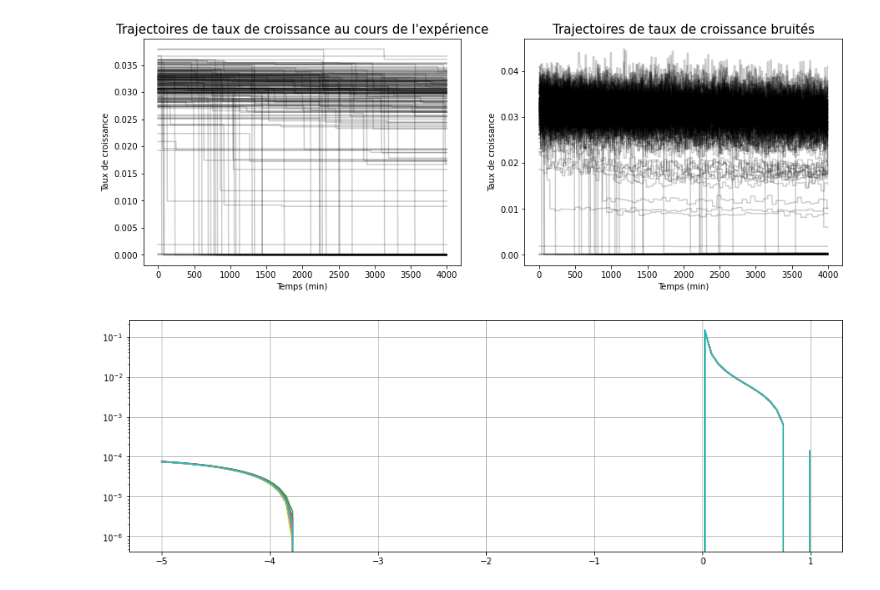
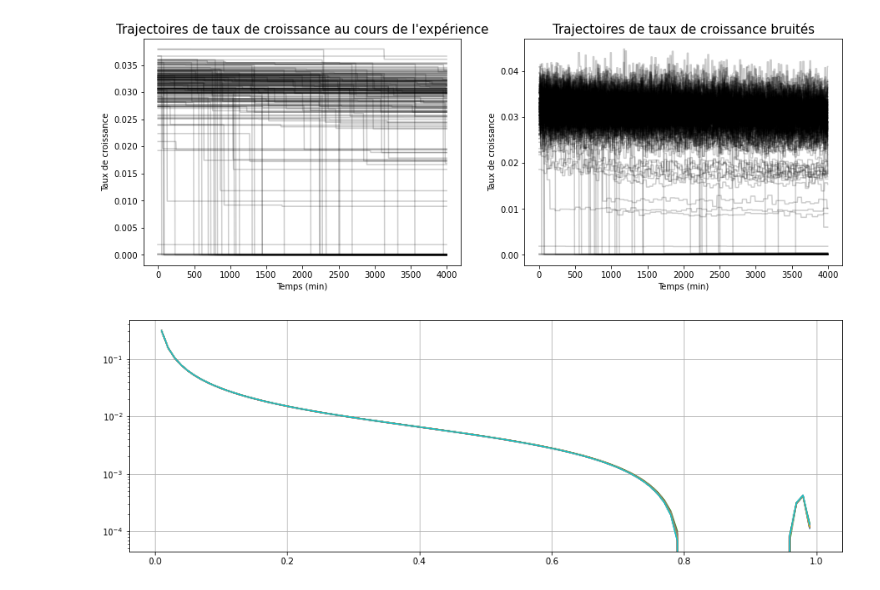
Before and after one commit to Jeremy-Andreoletti/MSV_Project_DFE, a Jupyter notebook: IV2_DFE-EDP-Fourier_Estimation-complete.ipynb, the cells around one changed output. Saved outputs shown, nothing was run; the diff lists cells and outputs as text; code cells hidden in the pictures.

```diff
--- a/IV2_DFE-EDP-Fourier_Estimation-complete.ipynb
+++ b/IV2_DFE-EDP-Fourier_Estimation-complete.ipynb
@@ -400,15 +423,21 @@ growthR_sim_replicates = np.array(replicates)[:,0]
 growthR_sim_noise_replicates = np.array(replicates)[:,1]
 # %%
 im, ax = plt.subplots(1,1, figsize=(15,5))
+
+xmin_reel=0
+xmax_reel=0.99
+nbreaks_x=100
+x=np.linspace(xmin_reel,xmax_reel,nbreaks_x)
+lnx=np.log(np.array([1-xp for xp in x]))
 
 for growthR_sim_noise_i in growthR_sim_noise_replicates:
     dfeln=get_dfe(growthR_sim_noise_i,ximin=0,ximax=2,nbreaks_xi=100)
 
     dfe=[dfeln[i]/x[i] for i in range(len(x))]
     ax.plot(x,np.real(dfe))
 
 ax.grid()
 plt.yscale('log')
 plt.show()
 # %% [output]
-[figure, old version]
+[figure, new version]
```
Also changed, not shown: parts of 25 cells of this notebook, 1 other file.
